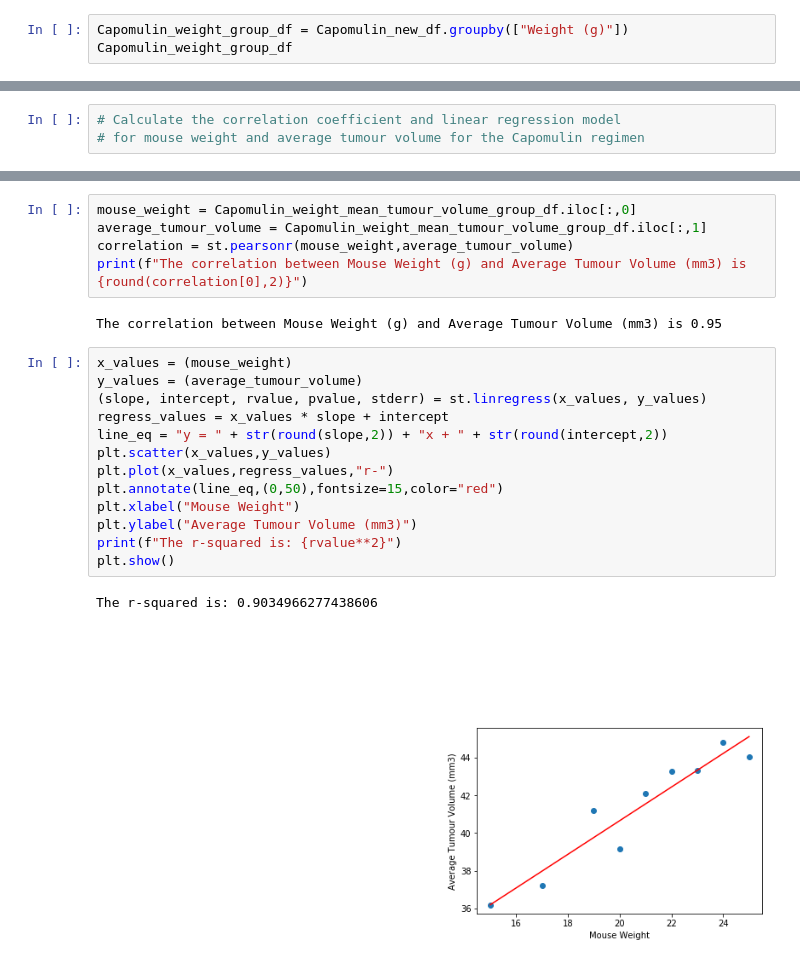
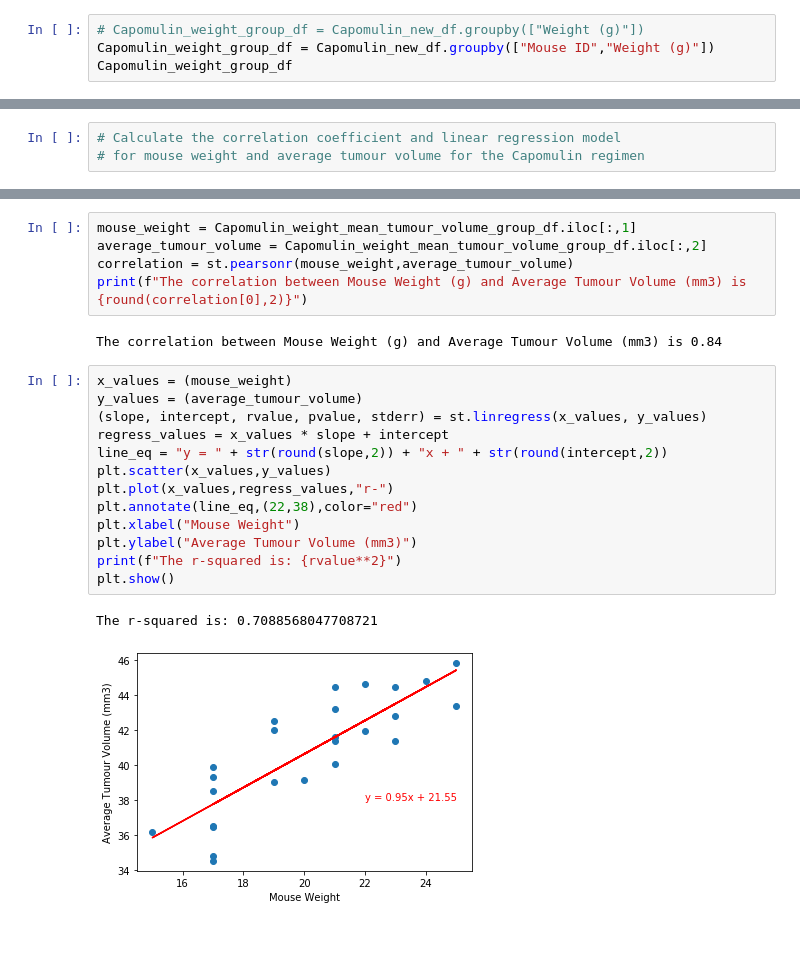
Before and after one commit to SandraBotica/module5-matplotlib, a Jupyter notebook: 5-starter-code/Pymaceuticals/pymaceuticals_starter.ipynb, the cells around one changed output, grey strips where cells are left out. Saved outputs shown, nothing was run; the diff lists cells and outputs as text; blank space fills up the shorter version.

```diff
--- a/5-starter-code/Pymaceuticals/pymaceuticals_starter.ipynb
+++ b/5-starter-code/Pymaceuticals/pymaceuticals_starter.ipynb
@@ -906,7 +906,8 @@ Capomulin_new_df.columns
 # %% [output]
 Index(['Drug Regimen', 'Mouse ID', 'Weight (g)', 'Tumour Volume (mm3)'], dtype='object')
 # %%
-Capomulin_weight_group_df = Capomulin_new_df.groupby(["Weight (g)"])
+# Capomulin_weight_group_df = Capomulin_new_df.groupby(["Weight (g)"])
+Capomulin_weight_group_df = Capomulin_new_df.groupby(["Mouse ID","Weight (g)"])
 Capomulin_weight_group_df
 # %% [output]
 <pandas.core.groupby.generic.DataFrameGroupBy object at 0x...>
@@ -994,23 +1041,23 @@ Capomulin_weight_mean_tumour_volume_group_df
 # %%
-mouse_weight = Capomulin_weight_mean_tumour_volume_group_df.iloc[:,0]
-average_tumour_volume = Capomulin_weight_mean_tumour_volume_group_df.iloc[:,1]
+mouse_weight = Capomulin_weight_mean_tumour_volume_group_df.iloc[:,1]
+average_tumour_volume = Capomulin_weight_mean_tumour_volume_group_df.iloc[:,2]
 correlation = st.pearsonr(mouse_weight,average_tumour_volume)
 print(f"The correlation between Mouse Weight (g) and Average Tumour Volume (mm3) is {round(correlation[0],2)}")
 # %% [output]
-The correlation between Mouse Weight (g) and Average Tumour Volume (mm3) is 0.95
+The correlation between Mouse Weight (g) and Average Tumour Volume (mm3) is 0.84
 # %%
 x_values = (mouse_weight)
 y_values = (average_tumour_volume)
 (slope, intercept, rvalue, pvalue, stderr) = st.linregress(x_values, y_values)
 regress_values = x_values * slope + intercept
 line_eq = "y = " + str(round(slope,2)) + "x + " + str(round(intercept,2))
 plt.scatter(x_values,y_values)
 plt.plot(x_values,regress_values,"r-")
-plt.annotate(line_eq,(0,50),fontsize=15,color="red")
+plt.annotate(line_eq,(22,38),color="red")
 plt.xlabel("Mouse Weight")
 plt.ylabel("Average Tumour Volume (mm3)")
 print(f"The r-squared is: {rvalue**2}")
 plt.show()
 # %% [output]
-The r-squared is: 0.9034966277438606
+The r-squared is: 0.7088568047708721
-[figure, old version]
+[figure, new version]
```
Also changed, not shown: parts of 6 cells of this notebook, 1 other file.
